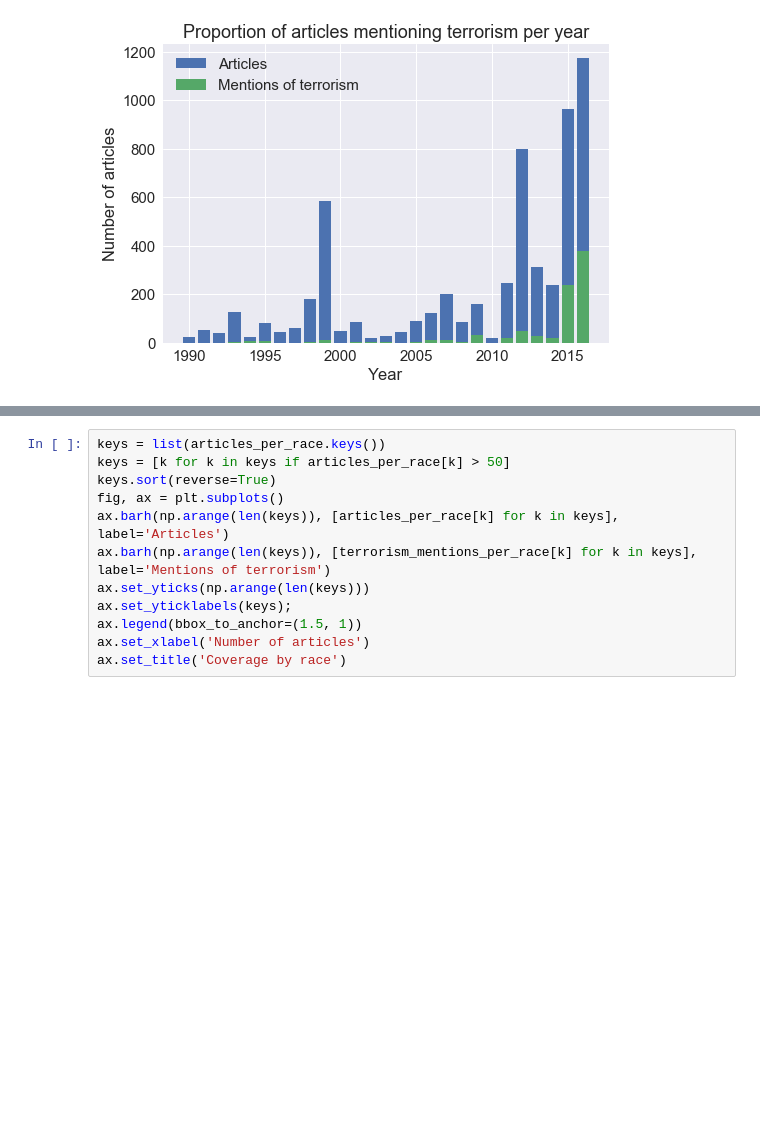
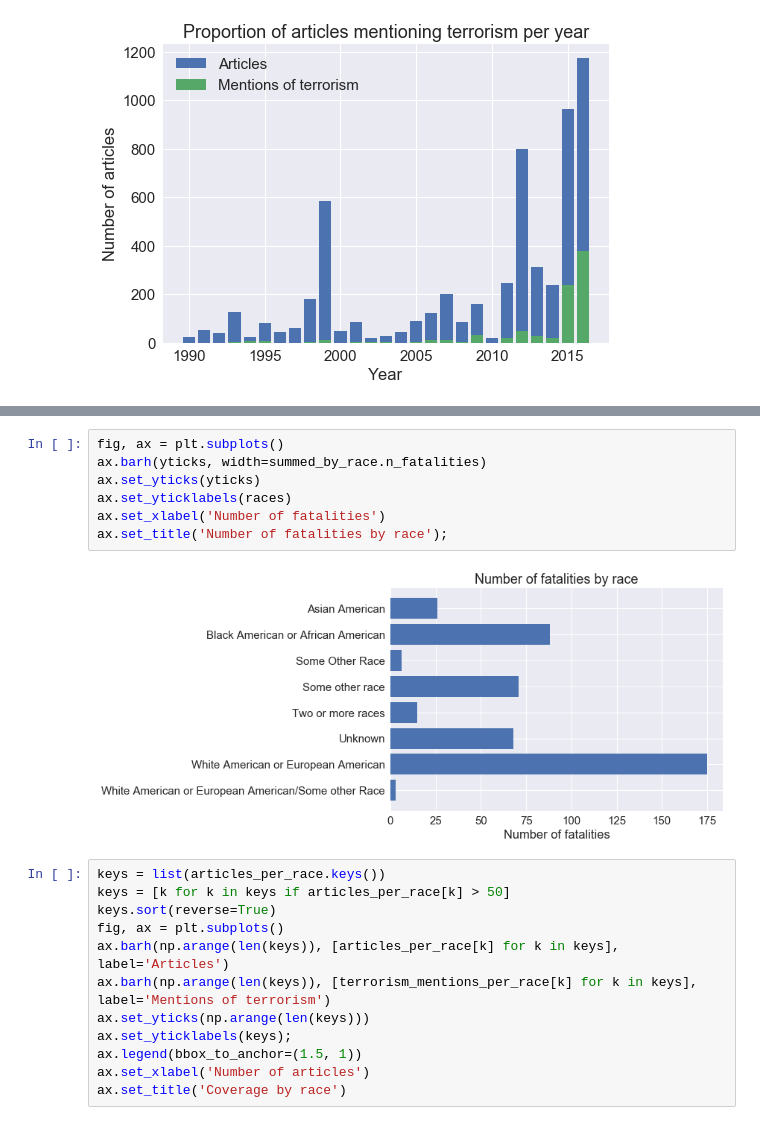
Before and after one commit to dallascard/terrorism, a Jupyter notebook: explore_articles.ipynb, the cells around one changed output, grey strips where cells are left out. Drawn from its saved outputs; the diff is of its cells as text; blank space fills up the shorter version.

```diff
--- a/explore_articles.ipynb
+++ b/explore_articles.ipynb
@@ -313,3 +328,12 @@ ax.set_title('Proportion of articles mentioning terrorism per year')
+# %%
+fig, ax = plt.subplots()
+ax.barh(yticks, width=summed_by_race.n_fatalities)
+ax.set_yticks(yticks)
+ax.set_yticklabels(races)
+ax.set_xlabel('Number of fatalities')
+ax.set_title('Number of fatalities by race');
+# %% [output]
+[figure, added]
 # %%
 keys = list(articles_per_race.keys())
 keys = [k for k in keys if articles_per_race[k] > 50]
```
Also changed, not shown: parts of 2 cells of this notebook.
